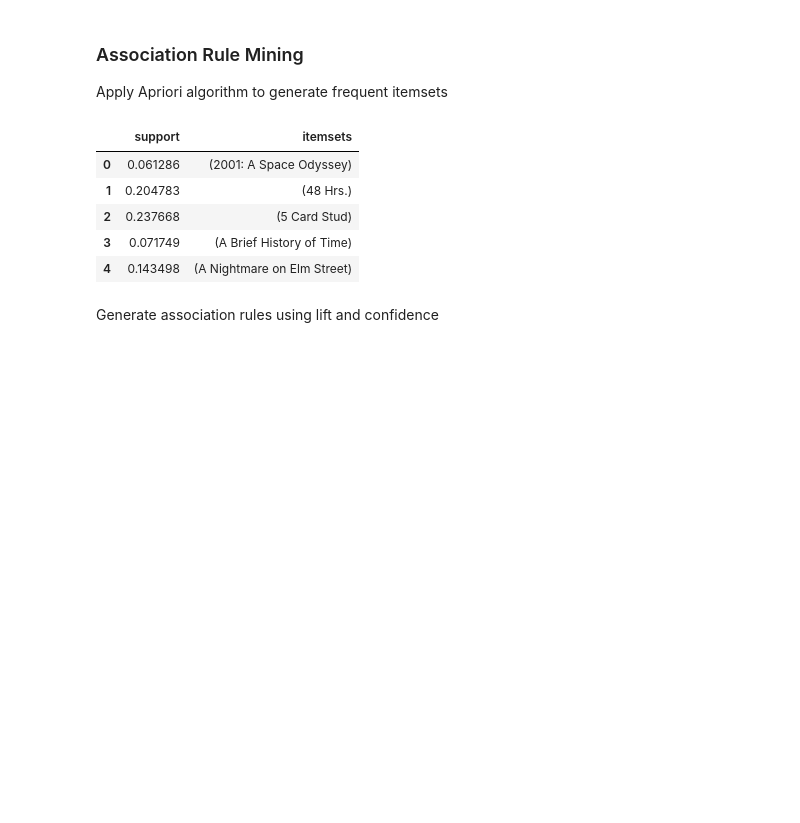
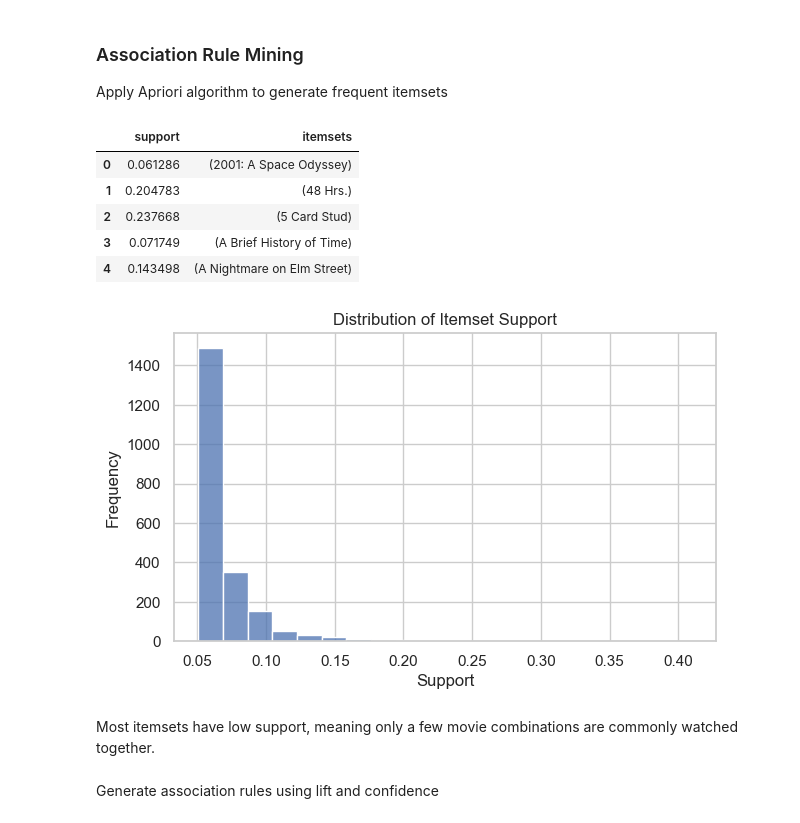
Before and after one commit to CyramaeM/CSC172-AssociationMining-MOCORRO, a Jupyter notebook: notebooks/association_rule_mining.ipynb, the cells around one changed output. Cells and saved outputs as stored; diff of their text form; code cells hidden in the pictures; blank space fills up the shorter version.

```diff
--- a/notebooks/association_rule_mining.ipynb
+++ b/notebooks/association_rule_mining.ipynb
@@ -194,6 +276,17 @@ frequent_itemsets.head()
 | 2 | 0.237668 | (5 Card Stud) |
 | 3 | 0.071749 | (A Brief History of Time) |
 | 4 | 0.143498 | (A Nightmare on Elm Street) |
+# %%
+plt.figure(figsize=(7,4))
+sns.histplot(frequent_itemsets['support'], bins=20)
+plt.title("Distribution of Itemset Support")
+plt.xlabel("Support")
+plt.ylabel("Frequency")
+plt.show()
+# %% [output]
+[figure, added]
+# %% [markdown]
+Most itemsets have low support, meaning only a few movie combinations are commonly watched together.
 # %% [markdown]
 Generate association rules using lift and confidence
 # %%
```
Also changed, not shown: parts of 14 cells of this notebook, 2 other files.
